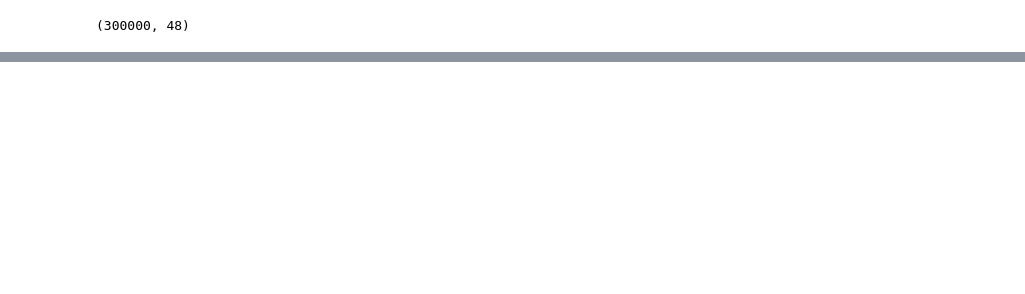
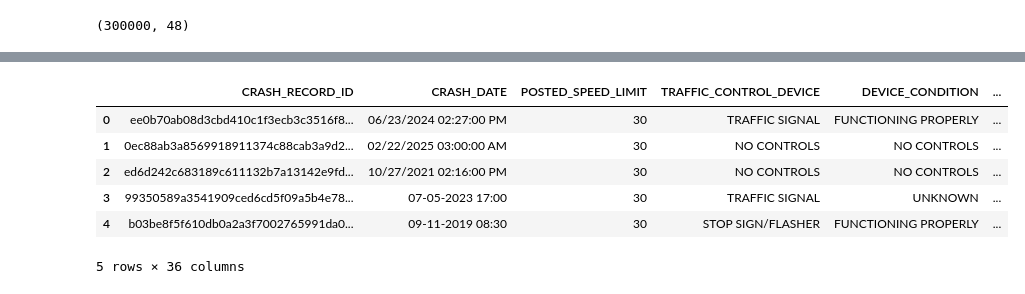
Before and after one commit to Ashish-Sinha07/AcciRadar, a Jupyter notebook: Notebook/Traffic_Crashes.ipynb, the cells around one changed output, grey strips where cells are left out. Drawn from its saved outputs; the diff is of its cells as text; code cells hidden in the pictures; blank space fills up the shorter version.

```diff
--- a/Notebook/Traffic_Crashes.ipynb
+++ b/Notebook/Traffic_Crashes.ipynb
@@ -22,0 +82,14 @@ df.head()
+# %%
+# Lets treat the redundant columns
+df.drop(columns=['INJURIES_UNKNOWN','INJURIES_NO_INDICATION','WORKERS_PRESENT_I','DOORING_I','WORK_ZONE_I','WORK_ZONE_TYPE','STATEMENTS_TAKEN_I',
+                 'PHOTOS_TAKEN_I','NOT_RIGHT_OF_WAY_I','CRASH_DATE_EST_I','INTERSECTION_RELATED_I','LANE_CNT'],inplace=True)
+# %%
+df.head()
+# %% [output]
+|  | CRASH_RECORD_ID | CRASH_DATE | POSTED_SPEED_LIMIT | TRAFFIC_CONTROL_DEVICE | DEVICE_CONDITION | ... |
+| 0 | ee0b70ab08d3cbd410c1f3ecb3c3516f8... | 06/23/2024 02:27:00 PM | 30 | TRAFFIC SIGNAL | FUNCTIONING PROPERLY | ... |
+| 1 | 0ec88ab3a8569918911374c88cab3a9d2... | 02/22/2025 03:00:00 AM | 30 | NO CONTROLS | NO CONTROLS | ... |
+| 2 | ed6d242c683189c611132b7a13142e9fd... | 10/27/2021 02:16:00 PM | 30 | NO CONTROLS | NO CONTROLS | ... |
+| 3 | 99350589a3541909ced6cd5f09a5b4e78... | 07-05-2023 17:00 | 30 | TRAFFIC SIGNAL | UNKNOWN | ... |
+| 4 | b03be8f5f610db0a2a3f7002765991da0... | 09-11-2019 08:30 | 30 | STOP SIGN/FLASHER | FUNCTIONING PROPERLY | ... |
+5 rows × 36 columns
```
Also changed, not shown: parts of 21 cells of this notebook, 1 other file.
